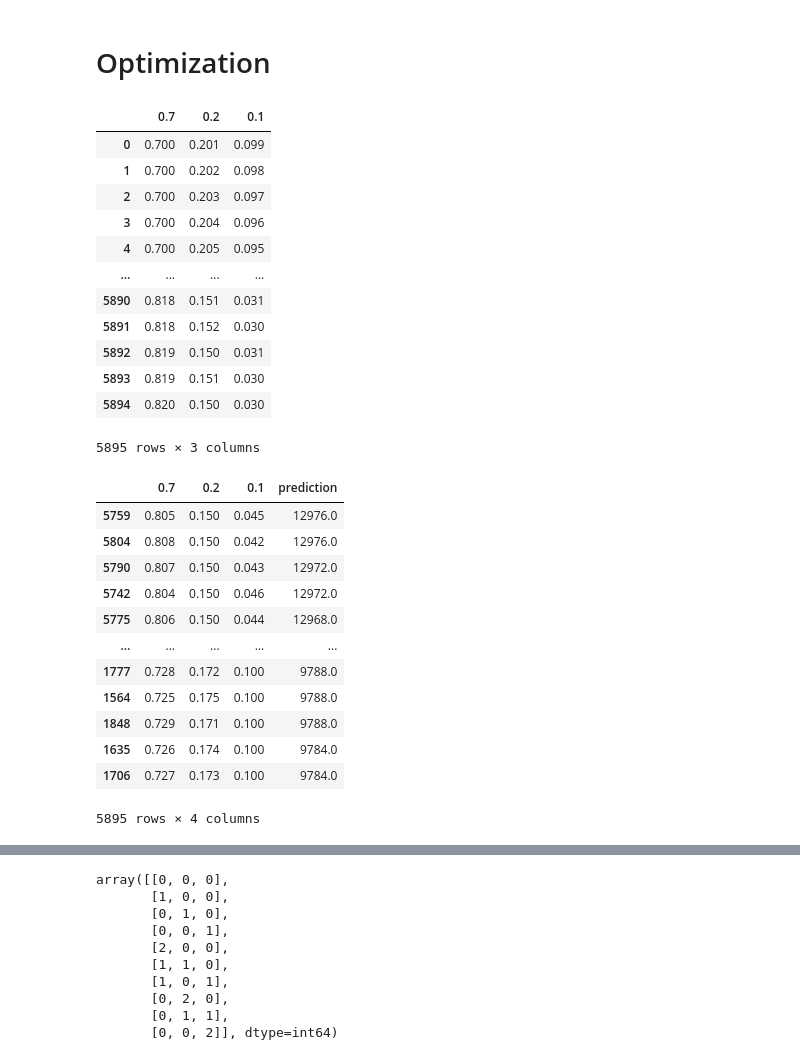
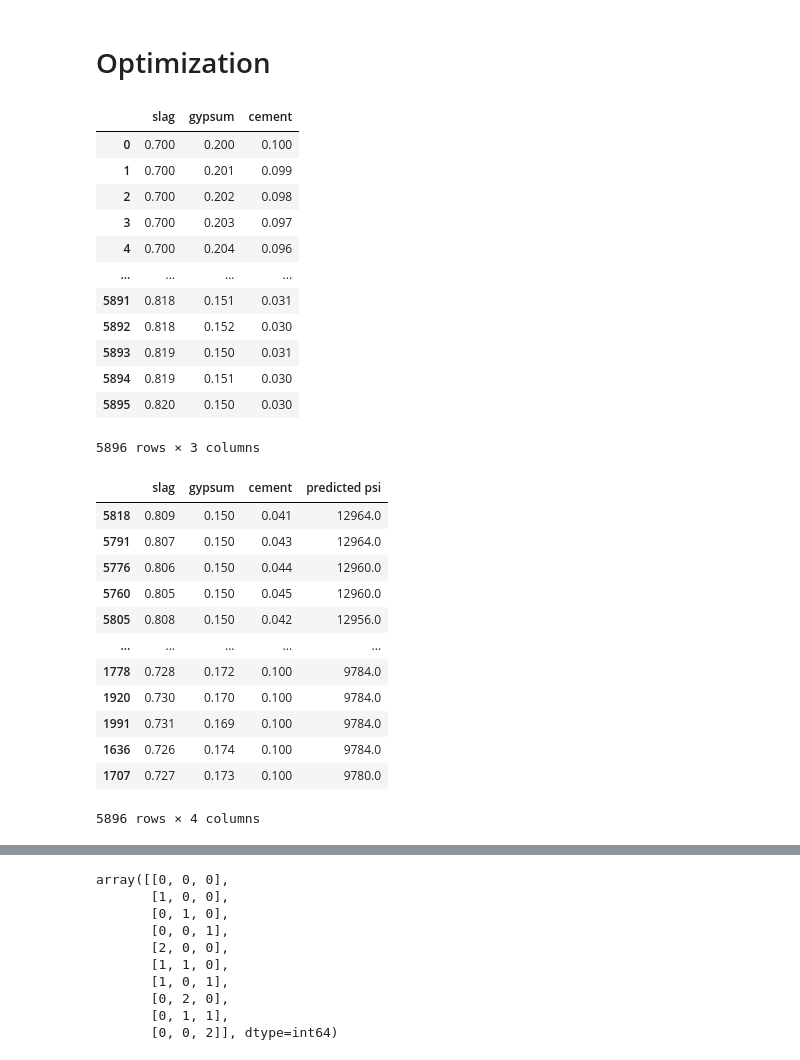
Before and after one commit to andrew-qu2000/concrete-canoe-ML, a Jupyter notebook: Compressive with Grid Search.ipynb, the cells around one changed output, grey strips where cells are left out. Saved outputs shown, nothing was run; the diff lists cells and outputs as text; code cells hidden in the pictures.

Commit message:
fix headings for ratioscsv

```diff
--- a/Compressive with Grid Search.ipynb
+++ b/Compressive with Grid Search.ipynb
@@ -161,26 +161,26 @@ best_svr_poly.score(scaled_X, y) # 0.72
 # %% [markdown]
 # Optimization
 # %%
-ratios_df = pd.read_csv('ratios_thousandths.csv')
+ratios_df = pd.read_csv('ratios_thousandths.csv', names=['slag','gypsum','cement'])
 ratios_X = ratios_df.to_numpy()
 scaled_ratios_X = preprocessing.StandardScaler().fit_transform(ratios_X)
 normed_ratios_X = preprocessing.Normalizer().fit_transform(ratios_X)
 # %%
 ratios_df
 # %% [output]
-|  | 0.7 | 0.2 | 0.1 |
-| 0 | 0.700 | 0.201 | 0.099 |
-| 1 | 0.700 | 0.202 | 0.098 |
-| 2 | 0.700 | 0.203 | 0.097 |
-| 3 | 0.700 | 0.204 | 0.096 |
-| 4 | 0.700 | 0.205 | 0.095 |
+|  | slag | gypsum | cement |
+| 0 | 0.700 | 0.200 | 0.100 |
+| 1 | 0.700 | 0.201 | 0.099 |
+| 2 | 0.700 | 0.202 | 0.098 |
+| 3 | 0.700 | 0.203 | 0.097 |
+| 4 | 0.700 | 0.204 | 0.096 |
 | ... | ... | ... | ... |
-| 5890 | 0.818 | 0.151 | 0.031 |
-| 5891 | 0.818 | 0.152 | 0.030 |
-| 5892 | 0.819 | 0.150 | 0.031 |
-| 5893 | 0.819 | 0.151 | 0.030 |
-| 5894 | 0.820 | 0.150 | 0.030 |
+| 5891 | 0.818 | 0.151 | 0.031 |
+| 5892 | 0.818 | 0.152 | 0.030 |
+| 5893 | 0.819 | 0.150 | 0.031 |
+| 5894 | 0.819 | 0.151 | 0.030 |
+| 5895 | 0.820 | 0.150 | 0.030 |
-5895 rows × 3 columns
+5896 rows × 3 columns
 # %%
 best_lin = lin_model.best_estimator_
 best_ridge = ridge_model.best_estimator_
@@ -189,22 +189,22 @@ best_svr = svr_model.best_estimator_
 # %%
 lin_pred = best_lin.predict(ratios_X)
 lin_results = ratios_df.copy()
-lin_results['prediction'] = lin_pred
-lin_results.sort_values(by='prediction', ascending=False)
+lin_results['predicted psi'] = lin_pred
+lin_results.sort_values(by='predicted psi', ascending=False)
 # %% [output]
-|  | 0.7 | 0.2 | 0.1 | prediction |
-| 5759 | 0.805 | 0.150 | 0.045 | 12976.0 |
-| 5804 | 0.808 | 0.150 | 0.042 | 12976.0 |
-| 5790 | 0.807 | 0.150 | 0.043 | 12972.0 |
-| 5742 | 0.804 | 0.150 | 0.046 | 12972.0 |
-| 5775 | 0.806 | 0.150 | 0.044 | 12968.0 |
+|  | slag | gypsum | cement | predicted psi |
+| 5818 | 0.809 | 0.150 | 0.041 | 12964.0 |
+| 5791 | 0.807 | 0.150 | 0.043 | 12964.0 |
+| 5776 | 0.806 | 0.150 | 0.044 | 12960.0 |
+| 5760 | 0.805 | 0.150 | 0.045 | 12960.0 |
+| 5805 | 0.808 | 0.150 | 0.042 | 12956.0 |
 | ... | ... | ... | ... | ... |
-| 1777 | 0.728 | 0.172 | 0.100 | 9788.0 |
-| 1564 | 0.725 | 0.175 | 0.100 | 9788.0 |
-| 1848 | 0.729 | 0.171 | 0.100 | 9788.0 |
-| 1635 | 0.726 | 0.174 | 0.100 | 9784.0 |
-| 1706 | 0.727 | 0.173 | 0.100 | 9784.0 |
+| 1778 | 0.728 | 0.172 | 0.100 | 9784.0 |
+| 1920 | 0.730 | 0.170 | 0.100 | 9784.0 |
+| 1991 | 0.731 | 0.169 | 0.100 | 9784.0 |
+| 1636 | 0.726 | 0.174 | 0.100 | 9784.0 |
+| 1707 | 0.727 | 0.173 | 0.100 | 9780.0 |
-5895 rows × 4 columns
+5896 rows × 4 columns
 # %%
 ridge_pred = best_ridge.predict(scaled_ratios_X) #very wet code
 ridge_results = ratios_df.copy()
```
Also changed, not shown: parts of 13 cells of this notebook.
